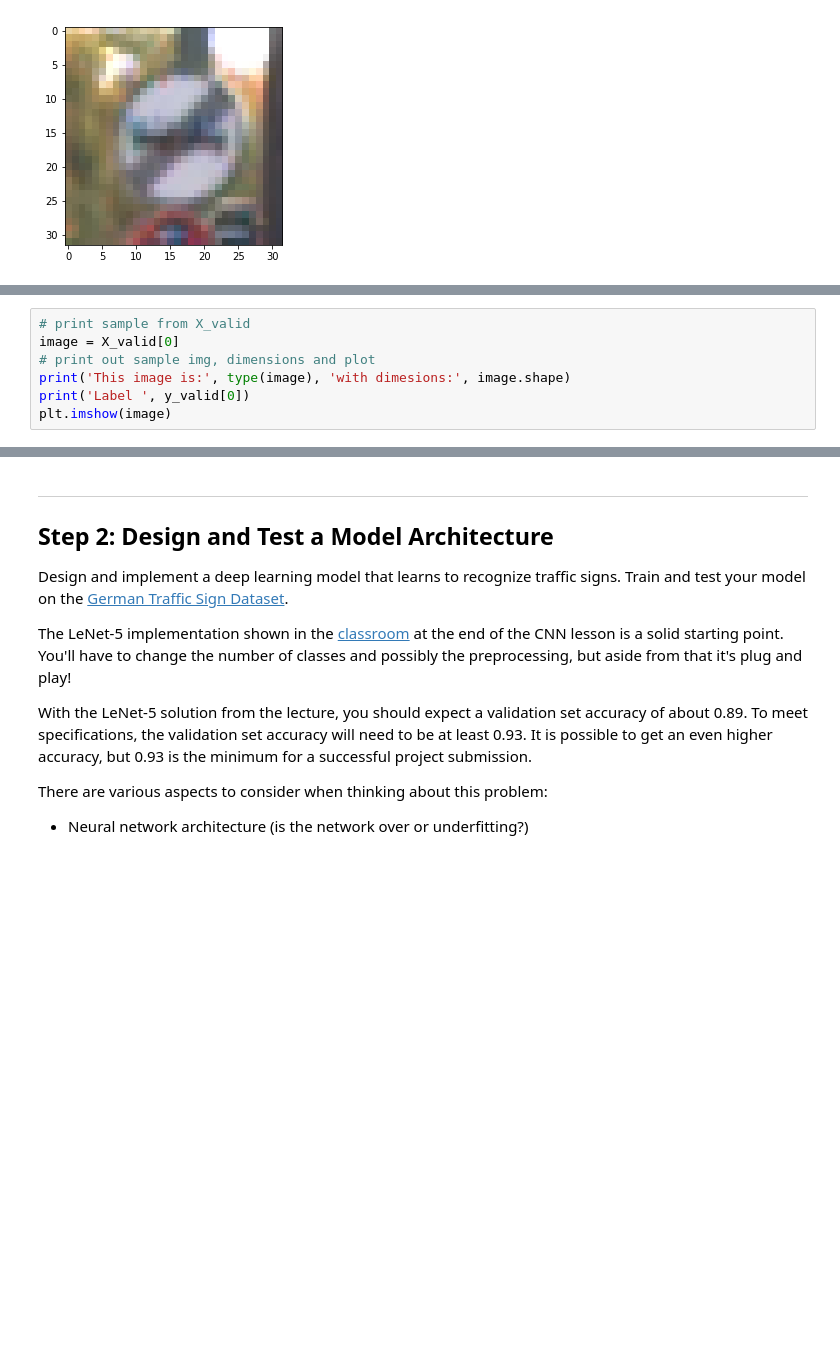
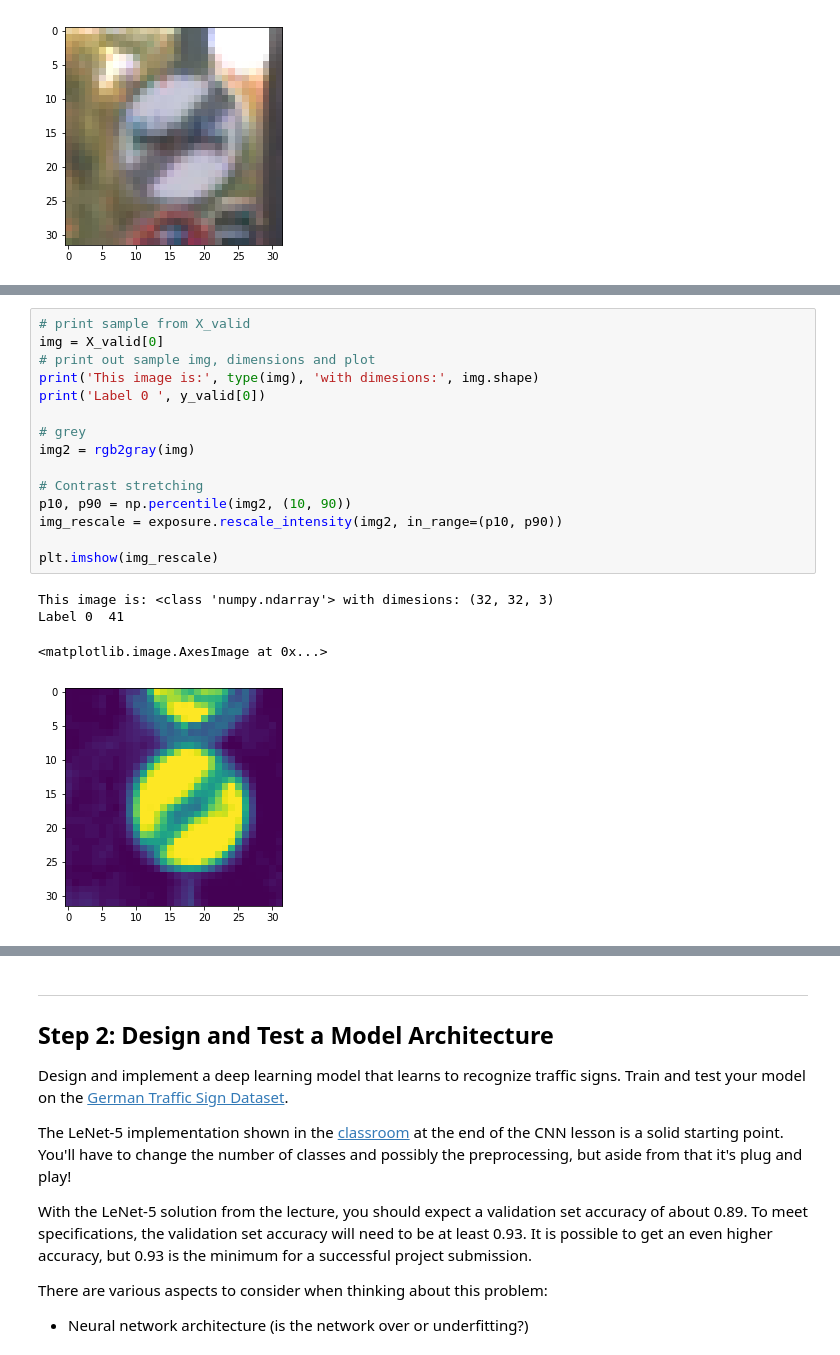
Before and after one commit to alburruss/CarND-Traffic-Sign-Classifier-Project, a Jupyter notebook: Traffic_Sign_Classifier_edit_AB.ipynb, the cells around one changed output, grey strips where cells are left out. Drawn from its saved outputs; the diff is of its cells as text; blank space fills up the shorter version.

```diff
--- a/Traffic_Sign_Classifier_edit_AB.ipynb
+++ b/Traffic_Sign_Classifier_edit_AB.ipynb
@@ -163,9 +228,22 @@ Label  41
 # %%
 # print sample from X_valid
-image = X_valid[0]
+img = X_valid[0]
 # print out sample img, dimensions and plot
-print('This image is:', type(image), 'with dimesions:', image.shape)
-print('Label ', y_valid[0])
-plt.imshow(image)
+print('This image is:', type(img), 'with dimesions:', img.shape)
+print('Label 0 ', y_valid[0])
+
+# grey
+img2 = rgb2gray(img)
+
+# Contrast stretching
+p10, p90 = np.percentile(img2, (10, 90))
+img_rescale = exposure.rescale_intensity(img2, in_range=(p10, p90))
+
+plt.imshow(img_rescale)
+# %% [output]
+This image is: <class 'numpy.ndarray'> with dimesions: (32, 32, 3)
+Label 0  41
+<matplotlib.image.AxesImage at 0x...>
+[figure, added]
 # %%
 # print sample from X_train
```
Also changed, not shown: parts of 13 cells of this notebook.
